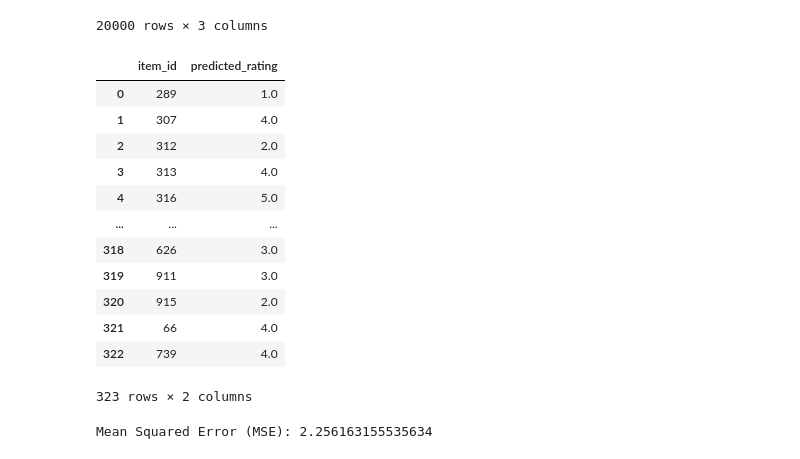
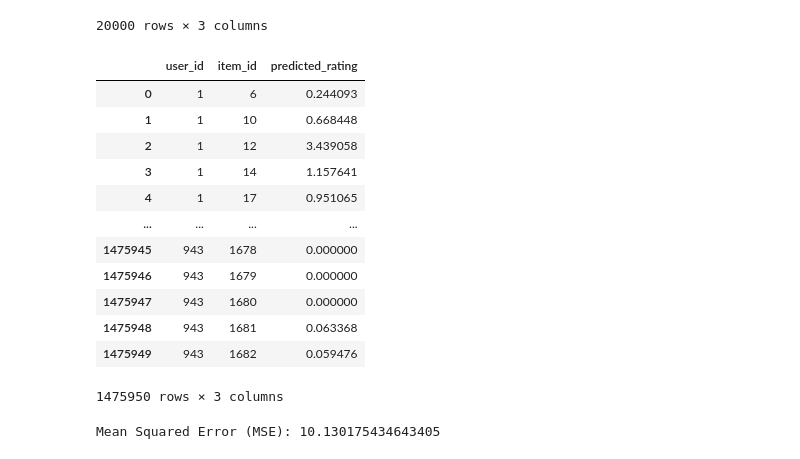
Before and after one commit to CommonCrayon/Movie-Recommendation, a Jupyter notebook: Evalutation copy.ipynb, the cells around one changed output. Drawn from its saved outputs; the diff is of its cells as text; code cells hidden in the pictures.

```diff
--- a/Evalutation copy.ipynb
+++ b/Evalutation copy.ipynb
@@ -123,13 +121,11 @@ cosine_sim_df
 | 943 | 0.252778 | 0.101784 | 0.019676 | 0.035586 | 0.239803 | 0.210308 | 0.292691 | 0.214486 | 0.104008 | 0.130262 | ... | ... |
 943 rows × 943 columns
 # %%
-def rating_prediction_weighted(user_ids, cosine_sim_df, utility_matrix, top_n=2):
+def rating_prediction_weighted(user_ids, cosine_sim_df, utility_matrix, top_n=10):
     all_predicted_ratings = []
 
-    #for user_id in user_ids:
-    for user_id in user_ids[:100]:
-        print(user_id)
-
+    for user_id in user_ids:
+        print(f"{user_id}/{len(user_ids)}")
         # Get cosine similarity scores for the given user
         user_similarity_scores = cosine_sim_df[user_id]
 
@@ -140,30 +136,29 @@ def rating_prediction_weighted(user_ids, cosine_sim_df, utility_matrix, top_n=2)
         predicted_ratings = {}
 
         # Aggregate ratings from similar users for items not yet rated by the given user
-        for similar_user_id, similarity_score in similar_users.items():
-            # Get items rated by the similar user that the given user has not yet rated
-            unrated_items = utility_matrix.loc[user_id][utility_matrix.loc[user_id] == 0].index
+        unrated_items = utility_matrix.loc[user_id][utility_matrix.loc[user_id] == 0].index
 
-            # Get ratings of unrated items by the similar user
-            similar_user_ratings = utility_matrix.loc[similar_user_id, unrated_items]
+        # Pre-calculate similarity scores for similar users
+        similar_user_ids = similar_users.index
+        similar_user_similarities = similar_users.values
 
-            # Aggregate ratings from similar user
-            for item_id,rating in similar_user_ratings.items():
-              weighted_sum = 0
-              sum_of_weights = 0
-              if rating != 0:  # Exclude users who haven't rated the item
-                    weighted_sum += rating * similarity_score
-                    sum_of_weights += similarity_score
+        for item_id in unrated_items:
+            # Get ratings of unrated items by similar users
+            similar_user_ratings = utility_matrix.loc[similar_user_ids, item_id]
 
+            # Calculate weighted sum and sum of weights
+            weighted_sum = np.dot(similar_user_ratings, similar_user_similarities)
+            sum_of_weights = np.sum(similar_user_similarities)
 
-
-              if sum_of_weights != 0:
+            # Calculate predicted rating if sum_of_weights is not zero
+            if sum_of_weights != 0:
                 predicted_rating = weighted_sum / sum_of_weights
                 predicted_ratings[item_id] = predicted_rating
 
-            # Append predicted ratings for the current user to the list
-            all_predicted_ratings.extend([{'user_id': user_id, 'item_id': item_id, 'rating': rating} for item_id, rating in predicted_ratings.items()])
-    return predicted_ratings
+        # Append predicted ratings for the current user to the list
+        all_predicted_ratings.extend([{'user_id': user_id, 'item_id': item_id, 'rating': rating} for item_id, rating in predicted_ratings.items()])
+
+    return all_predicted_ratings
 # %%
 users_id = user_list
 predict_items_df = rating_prediction_weighted(users_id, cosine_sim_df, utility_matrix, 50)
@@ -222,22 +199,23 @@ test_df
 20000 rows × 3 columns
 # %%
 # Convert dictionary to DataFrame
-predict_items_df = pd.DataFrame(list(predict_items_df.items()), columns=['item_id', 'predicted_rating'])
+predict_items_df = pd.DataFrame(predict_items_df, columns=['user_id', 'item_id', 'rating'])
+predict_items_df = predict_items_df.rename(columns={'rating': 'predicted_rating'})
 predict_items_df
 # %% [output]
-|  | item_id | predicted_rating |
-| 0 | 289 | 1.0 |
-| 1 | 307 | 4.0 |
-| 2 | 312 | 2.0 |
-| 3 | 313 | 4.0 |
-| 4 | 316 | 5.0 |
-| ... | ... | ... |
-| 318 | 626 | 3.0 |
-| 319 | 911 | 3.0 |
-| 320 | 915 | 2.0 |
-| 321 | 66 | 4.0 |
-| 322 | 739 | 4.0 |
+|  | user_id | item_id | predicted_rating |
+| 0 | 1 | 6 | 0.244093 |
+| 1 | 1 | 10 | 0.668448 |
+| 2 | 1 | 12 | 3.439058 |
+| 3 | 1 | 14 | 1.157641 |
+| 4 | 1 | 17 | 0.951065 |
+| ... | ... | ... | ... |
+| 1475945 | 943 | 1678 | 0.000000 |
+| 1475946 | 943 | 1679 | 0.000000 |
+| 1475947 | 943 | 1680 | 0.000000 |
+| 1475948 | 943 | 1681 | 0.063368 |
+| 1475949 | 943 | 1682 | 0.059476 |
-323 rows × 2 columns
+1475950 rows × 3 columns
 # %%
 def evaluate_mse(predicted_ratings_df, test_df):
     # Merge predicted ratings with test DataFrame on user_id and item_id
@@ -255,4 +233,4 @@ def evaluate_mse(predicted_ratings_df, test_df):
 mse = evaluate_mse(predict_items_df, test_df)
 print("Mean Squared Error (MSE):", mse)
 # %% [output]
-Mean Squared Error (MSE): 2.256163155535634
+Mean Squared Error (MSE): 10.130175434643405
```
Also changed, not shown: parts of 4 cells of this notebook.
